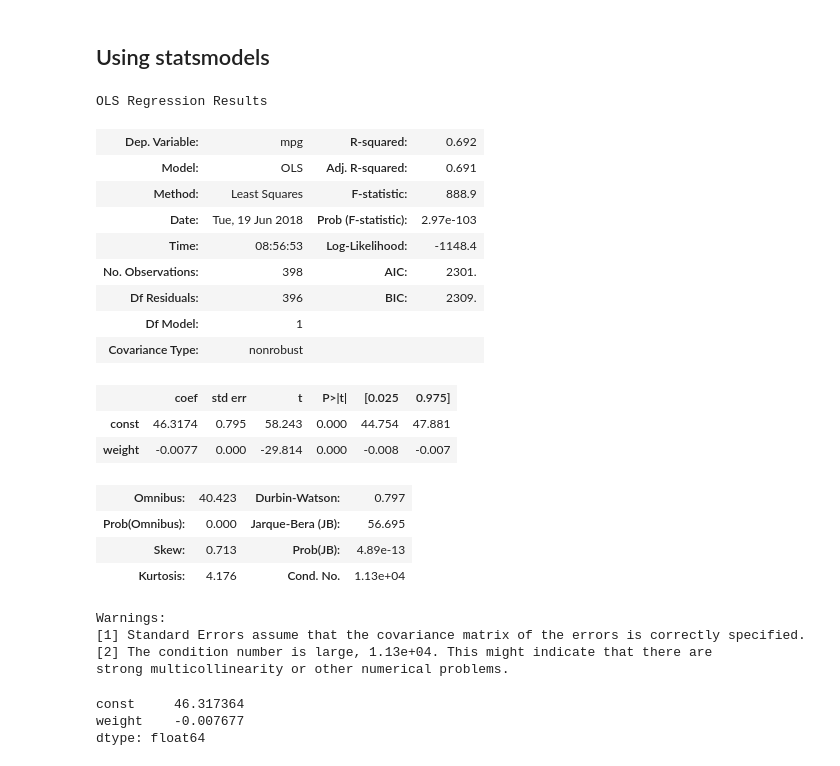
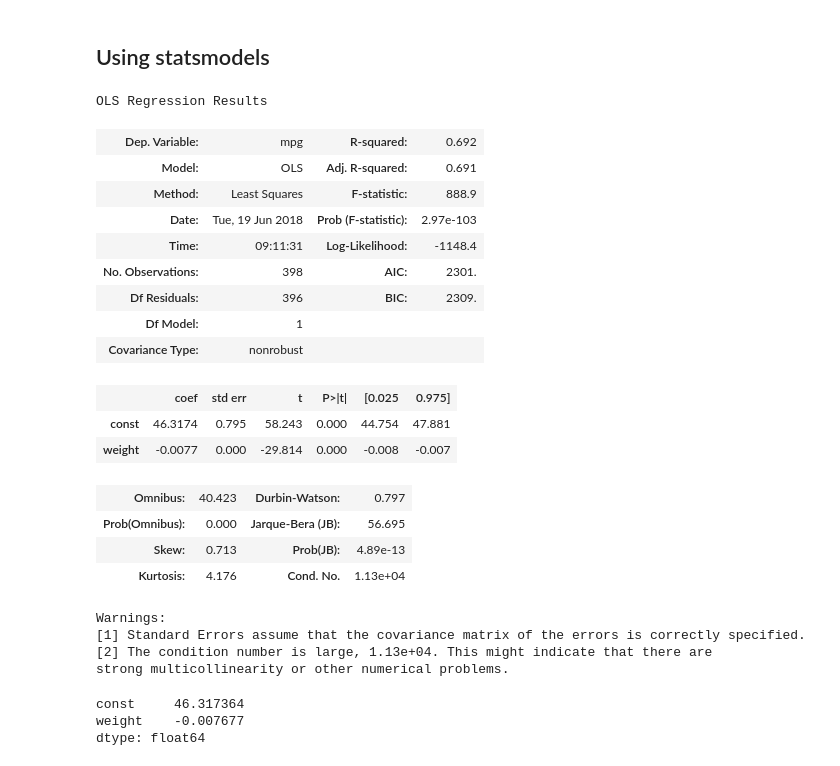
Before and after one commit to wmarshall484/DSI_LECTURES_2, a Jupyter notebook: linear-regression/moses_marsh/linear_regression.ipynb, the cells around one changed output. Saved outputs shown, nothing was run; the diff lists cells and outputs as text; code cells hidden in the pictures.

```diff
--- a/linear-regression/moses_marsh/linear_regression.ipynb
+++ b/linear-regression/moses_marsh/linear_regression.ipynb
@@ -137,16 +155,16 @@ $$\beta_0 = \bar{y} - \hat{\beta}_1\bar{x}$$
 # %%
 y = cars['mpg']
 X = sm.add_constant(cars['weight'])
 simple_model = sm.OLS(y, X)
-results = simple_model.fit()
-results.summary()
+simple_results = simple_model.fit()
+simple_results.summary()
 # %% [output]
 OLS Regression Results
 | Dep. Variable: | mpg | R-squared: | 0.692 |
 | Model: | OLS | Adj. R-squared: | 0.691 |
 | Method: | Least Squares | F-statistic: | 888.9 |
 | Date: | Tue, 19 Jun 2018 | Prob (F-statistic): | 2.97e-103 |
-| Time: | 08:56:53 | Log-Likelihood: | -1148.4 |
+| Time: | 09:11:31 | Log-Likelihood: | -1148.4 |
 | No. Observations: | 398 | AIC: | 2301. |
 | Df Residuals: | 396 | BIC: | 2309. |
 | Df Model: | 1 |  |  |
```
Also changed, not shown: parts of 15 cells of this notebook.
